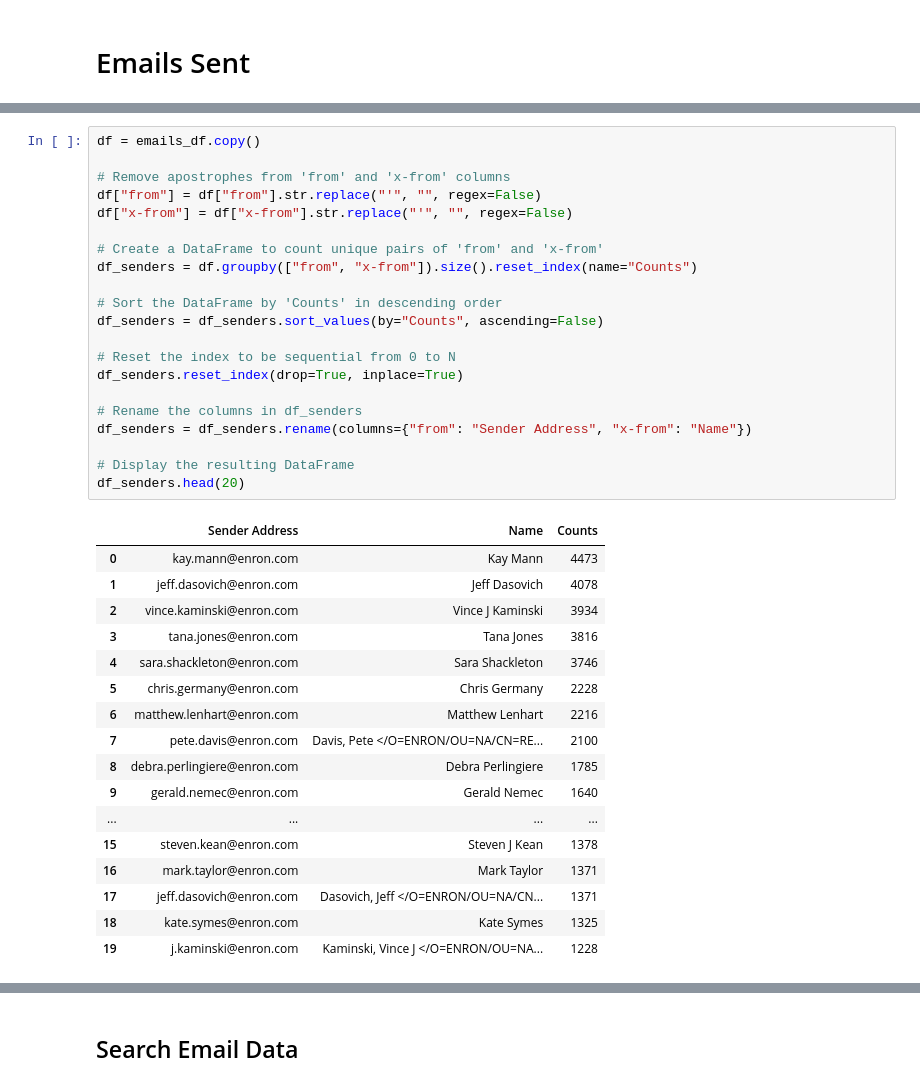
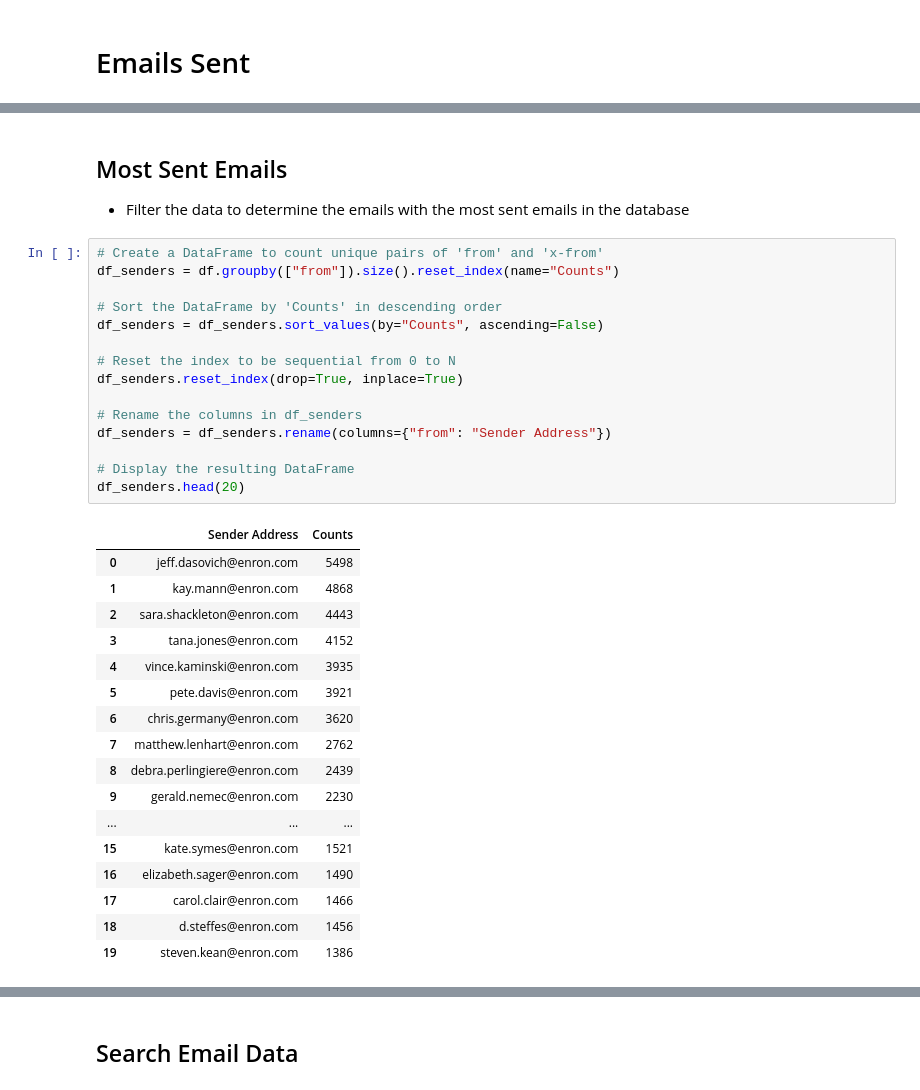
Before and after one commit to nolmacdonald/INTA6450_Enron, a Jupyter notebook: notebooks/preprocessing.ipynb, the cells around one changed output, grey strips where cells are left out. Drawn from its saved outputs; the diff is of its cells as text.

```diff
--- a/notebooks/preprocess-part-1.ipynb
+++ b/notebooks/preprocessing.ipynb
@@ -190,39 +289,37 @@ Passing `palette` without assigning `hue` is deprecated and will be removed in v
+# %% [markdown]
+## Most Sent Emails
+
+- Filter the data to determine the emails with the most sent emails in the database
 # %%
-df = emails_df.copy()
-
-# Remove apostrophes from 'from' and 'x-from' columns
-df["from"] = df["from"].str.replace("'", "", regex=False)
-df["x-from"] = df["x-from"].str.replace("'", "", regex=False)
-
 # Create a DataFrame to count unique pairs of 'from' and 'x-from'
-df_senders = df.groupby(["from", "x-from"]).size().reset_index(name="Counts")
+df_senders = df.groupby(["from"]).size().reset_index(name="Counts")
 
 # Sort the DataFrame by 'Counts' in descending order
 df_senders = df_senders.sort_values(by="Counts", ascending=False)
 
 # Reset the index to be sequential from 0 to N
 df_senders.reset_index(drop=True, inplace=True)
 
 # Rename the columns in df_senders
-df_senders = df_senders.rename(columns={"from": "Sender Address", "x-from": "Name"})
+df_senders = df_senders.rename(columns={"from": "Sender Address"})
 
 # Display the resulting DataFrame
 df_senders.head(20)
 # %% [output]
-|  | Sender Address | Name | Counts |
-| 0 | kay.mann@enron.com | Kay Mann | 4473 |
-| 1 | jeff.dasovich@enron.com | Jeff Dasovich | 4078 |
-| 2 | vince.kaminski@enron.com | Vince J Kaminski | 3934 |
-| 3 | tana.jones@enron.com | Tana Jones | 3816 |
-| 4 | sara.shackleton@enron.com | Sara Shackleton | 3746 |
-| 5 | chris.germany@enron.com | Chris Germany | 2228 |
-| 6 | matthew.lenhart@enron.com | Matthew Lenhart | 2216 |
-| 7 | pete.davis@enron.com | Davis, Pete </O=ENRON/OU=NA/CN=RE... | 2100 |
-| 8 | debra.perlingiere@enron.com | Debra Perlingiere | 1785 |
-| 9 | gerald.nemec@enron.com | Gerald Nemec | 1640 |
-| ... | ... | ... | ... |
-| 15 | steven.kean@enron.com | Steven J Kean | 1378 |
-| 16 | mark.taylor@enron.com | Mark Taylor | 1371 |
-| 17 | jeff.dasovich@enron.com | Dasovich, Jeff </O=ENRON/OU=NA/CN... | 1371 |
-| 18 | kate.symes@enron.com | Kate Symes | 1325 |
-| 19 | j.kaminski@enron.com | Kaminski, Vince J </O=ENRON/OU=NA... | 1228 |
+|  | Sender Address | Counts |
+| 0 | jeff.dasovich@enron.com | 5498 |
+| 1 | kay.mann@enron.com | 4868 |
+| 2 | sara.shackleton@enron.com | 4443 |
+| 3 | tana.jones@enron.com | 4152 |
+| 4 | vince.kaminski@enron.com | 3935 |
+| 5 | pete.davis@enron.com | 3921 |
+| 6 | chris.germany@enron.com | 3620 |
+| 7 | matthew.lenhart@enron.com | 2762 |
+| 8 | debra.perlingiere@enron.com | 2439 |
+| 9 | gerald.nemec@enron.com | 2230 |
+| ... | ... | ... |
+| 15 | kate.symes@enron.com | 1521 |
+| 16 | elizabeth.sager@enron.com | 1490 |
+| 17 | carol.clair@enron.com | 1466 |
+| 18 | d.steffes@enron.com | 1456 |
+| 19 | steven.kean@enron.com | 1386 |
```
Also changed, not shown: parts of 25 cells of this notebook, 3 other files.
